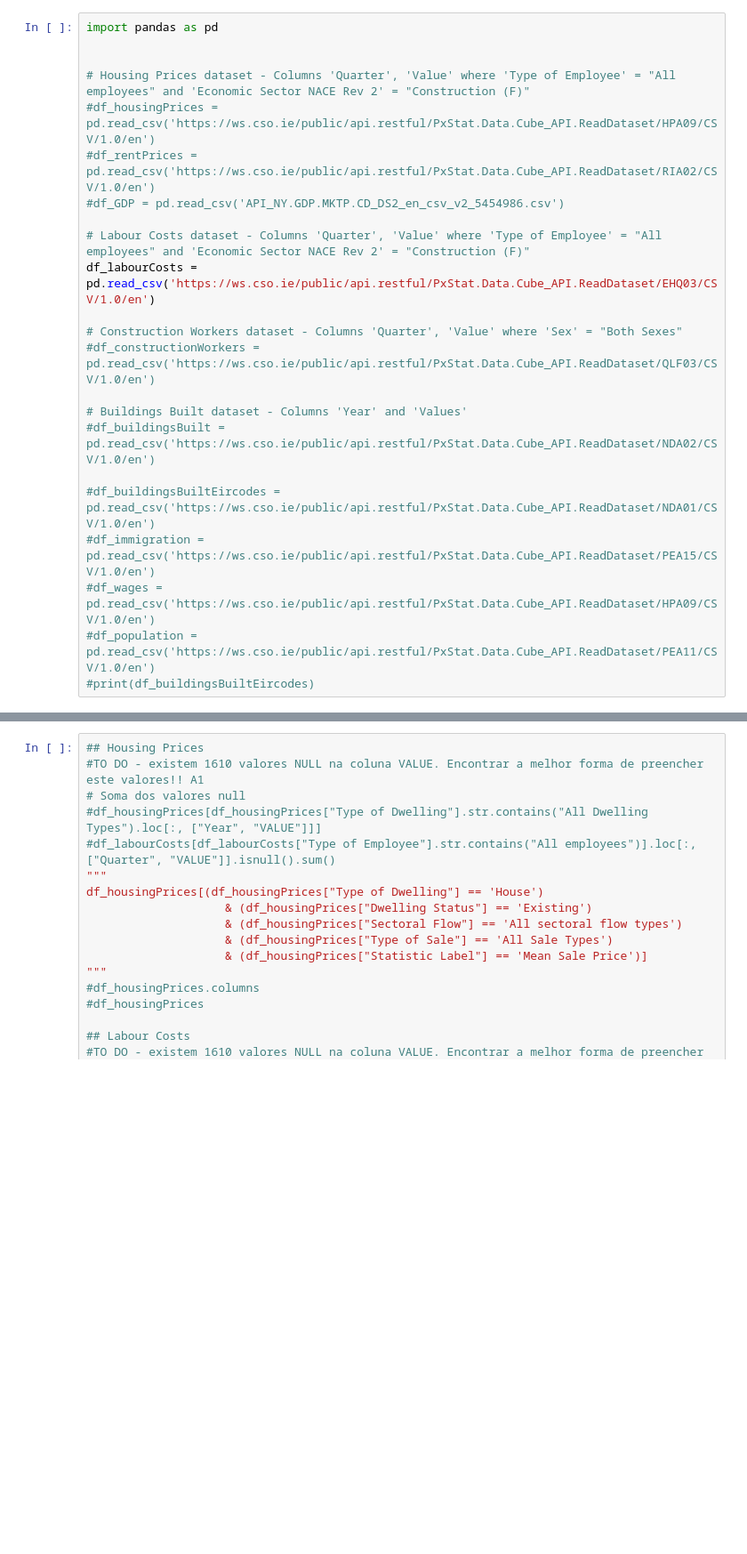
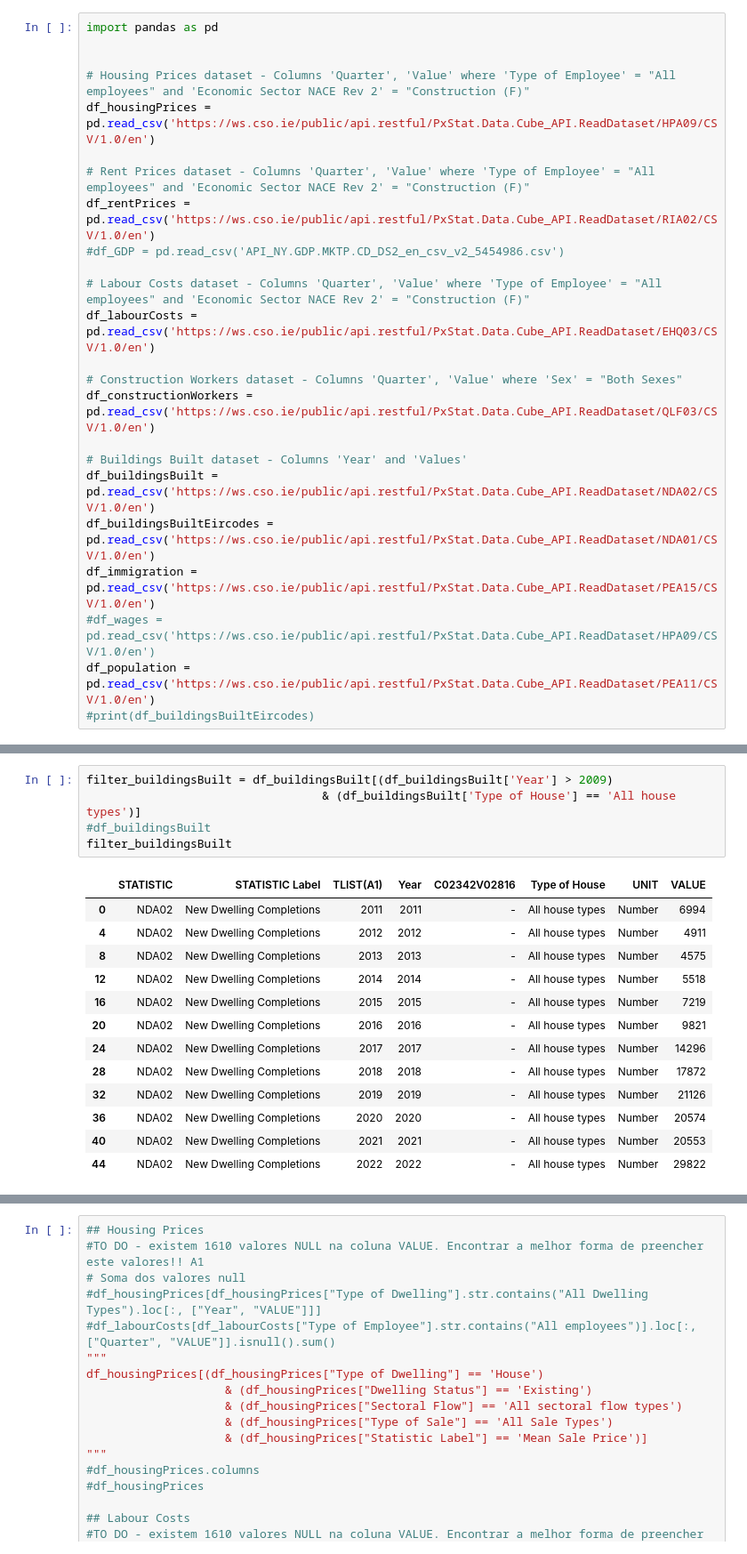
Before and after one commit to sbs23003/CA-Contstruction-Industry, a Jupyter notebook: datasets.ipynb, the cells around one changed output, grey strips where cells are left out. Shown at 89% size. Cells and saved outputs as stored; diff of their text form; blank space fills up the shorter version.

```diff
--- a/datasets.ipynb
+++ b/datasets.ipynb
@@ -5,21 +5,22 @@ import pandas as pd
 
 
 # Housing Prices dataset - Columns 'Quarter', 'Value' where 'Type of Employee' = "All employees" and 'Economic Sector NACE Rev 2' = "Construction (F)"
-#df_housingPrices = pd.read_csv('https://ws.cso.ie/public/api.restful/PxStat.Data.Cube_API.ReadDataset/HPA09/CSV/1.0/en')
-#df_rentPrices = pd.read_csv('https://ws.cso.ie/public/api.restful/PxStat.Data.Cube_API.ReadDataset/RIA02/CSV/1.0/en')
+df_housingPrices = pd.read_csv('https://ws.cso.ie/public/api.restful/PxStat.Data.Cube_API.ReadDataset/HPA09/CSV/1.0/en')
+
+# Rent Prices dataset - Columns 'Quarter', 'Value' where 'Type of Employee' = "All employees" and 'Economic Sector NACE Rev 2' = "Construction (F)"
+df_rentPrices = pd.read_csv('https://ws.cso.ie/public/api.restful/PxStat.Data.Cube_API.ReadDataset/RIA02/CSV/1.0/en')
 #df_GDP = pd.read_csv('API_NY.GDP.MKTP.CD_DS2_en_csv_v2_5454986.csv')
 
 # Labour Costs dataset - Columns 'Quarter', 'Value' where 'Type of Employee' = "All employees" and 'Economic Sector NACE Rev 2' = "Construction (F)"
 df_labourCosts = pd.read_csv('https://ws.cso.ie/public/api.restful/PxStat.Data.Cube_API.ReadDataset/EHQ03/CSV/1.0/en')
 
 # Construction Workers dataset - Columns 'Quarter', 'Value' where 'Sex' = "Both Sexes"
-#df_constructionWorkers = pd.read_csv('https://ws.cso.ie/public/api.restful/PxStat.Data.Cube_API.ReadDataset/QLF03/CSV/1.0/en')
+df_constructionWorkers = pd.read_csv('https://ws.cso.ie/public/api.restful/PxStat.Data.Cube_API.ReadDataset/QLF03/CSV/1.0/en')
 
 # Buildings Built dataset - Columns 'Year' and 'Values'
-#df_buildingsBuilt = pd.read_csv('https://ws.cso.ie/public/api.restful/PxStat.Data.Cube_API.ReadDataset/NDA02/CSV/1.0/en')
-
-#df_buildingsBuiltEircodes = pd.read_csv('https://ws.cso.ie/public/api.restful/PxStat.Data.Cube_API.ReadDataset/NDA01/CSV/1.0/en')
-#df_immigration = pd.read_csv('https://ws.cso.ie/public/api.restful/PxStat.Data.Cube_API.ReadDataset/PEA15/CSV/1.0/en')
+df_buildingsBuilt = pd.read_csv('https://ws.cso.ie/public/api.restful/PxStat.Data.Cube_API.ReadDataset/NDA02/CSV/1.0/en')
+df_buildingsBuiltEircodes = pd.read_csv('https://ws.cso.ie/public/api.restful/PxStat.Data.Cube_API.ReadDataset/NDA01/CSV/1.0/en')
+df_immigration = pd.read_csv('https://ws.cso.ie/public/api.restful/PxStat.Data.Cube_API.ReadDataset/PEA15/CSV/1.0/en')
 #df_wages = pd.read_csv('https://ws.cso.ie/public/api.restful/PxStat.Data.Cube_API.ReadDataset/HPA09/CSV/1.0/en')
-#df_population = pd.read_csv('https://ws.cso.ie/public/api.restful/PxStat.Data.Cube_API.ReadDataset/PEA11/CSV/1.0/en')
+df_population = pd.read_csv('https://ws.cso.ie/public/api.restful/PxStat.Data.Cube_API.ReadDataset/PEA11/CSV/1.0/en')
 #print(df_buildingsBuiltEircodes)
@@ -91,3 +27,22 @@ filtered_employment
+# %%
+filter_buildingsBuilt = df_buildingsBuilt[(df_buildingsBuilt['Year'] > 2009)
+                                  & (df_buildingsBuilt['Type of House'] == 'All house types')]
+#df_buildingsBuilt
+filter_buildingsBuilt
+# %% [output]
+|  | STATISTIC | STATISTIC Label | TLIST(A1) | Year | C02342V02816 | Type of House | UNIT | VALUE |
+| 0 | NDA02 | New Dwelling Completions | 2011 | 2011 | - | All house types | Number | 6994 |
+| 4 | NDA02 | New Dwelling Completions | 2012 | 2012 | - | All house types | Number | 4911 |
+| 8 | NDA02 | New Dwelling Completions | 2013 | 2013 | - | All house types | Number | 4575 |
+| 12 | NDA02 | New Dwelling Completions | 2014 | 2014 | - | All house types | Number | 5518 |
+| 16 | NDA02 | New Dwelling Completions | 2015 | 2015 | - | All house types | Number | 7219 |
+| 20 | NDA02 | New Dwelling Completions | 2016 | 2016 | - | All house types | Number | 9821 |
+| 24 | NDA02 | New Dwelling Completions | 2017 | 2017 | - | All house types | Number | 14296 |
+| 28 | NDA02 | New Dwelling Completions | 2018 | 2018 | - | All house types | Number | 17872 |
+| 32 | NDA02 | New Dwelling Completions | 2019 | 2019 | - | All house types | Number | 21126 |
+| 36 | NDA02 | New Dwelling Completions | 2020 | 2020 | - | All house types | Number | 20574 |
+| 40 | NDA02 | New Dwelling Completions | 2021 | 2021 | - | All house types | Number | 20553 |
+| 44 | NDA02 | New Dwelling Completions | 2022 | 2022 | - | All house types | Number | 29822 |
 # %%
 new_df = pd.DataFrame()
 import re
```
Also changed, not shown: parts of 2 cells of this notebook.
